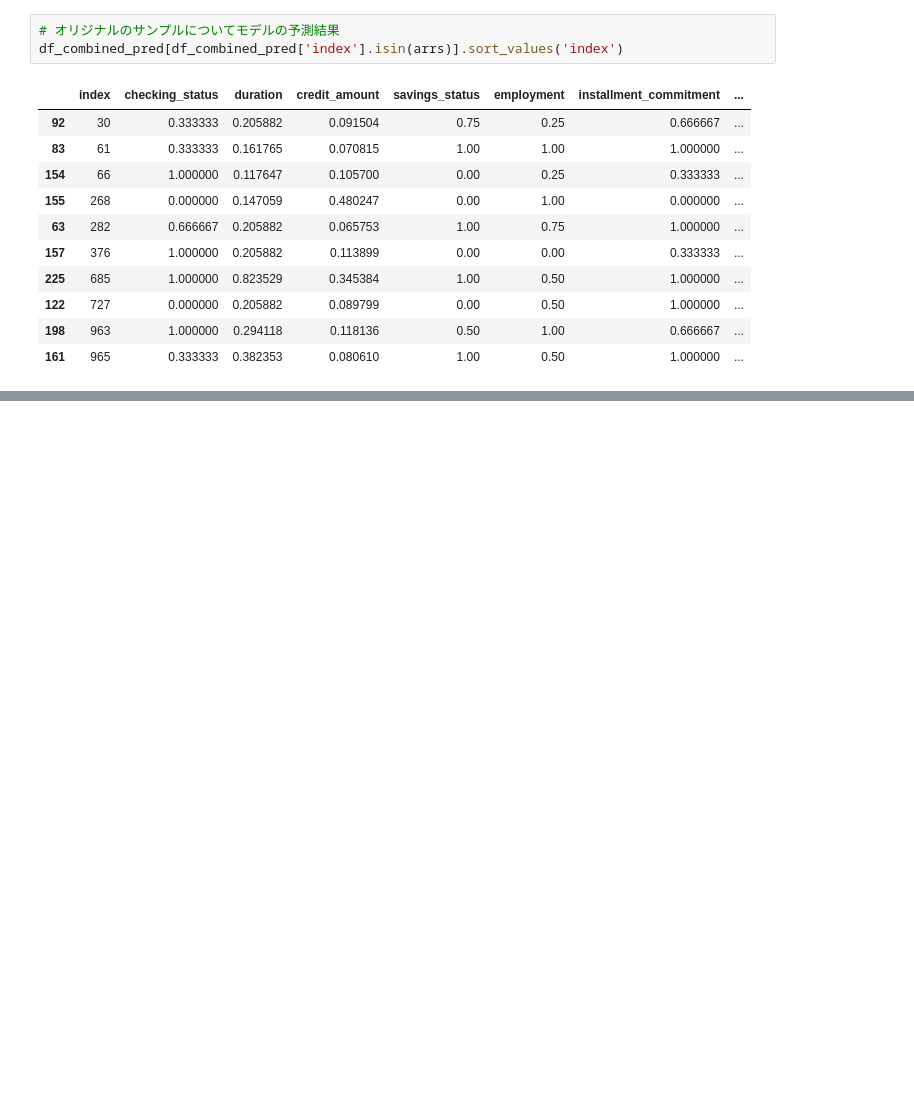
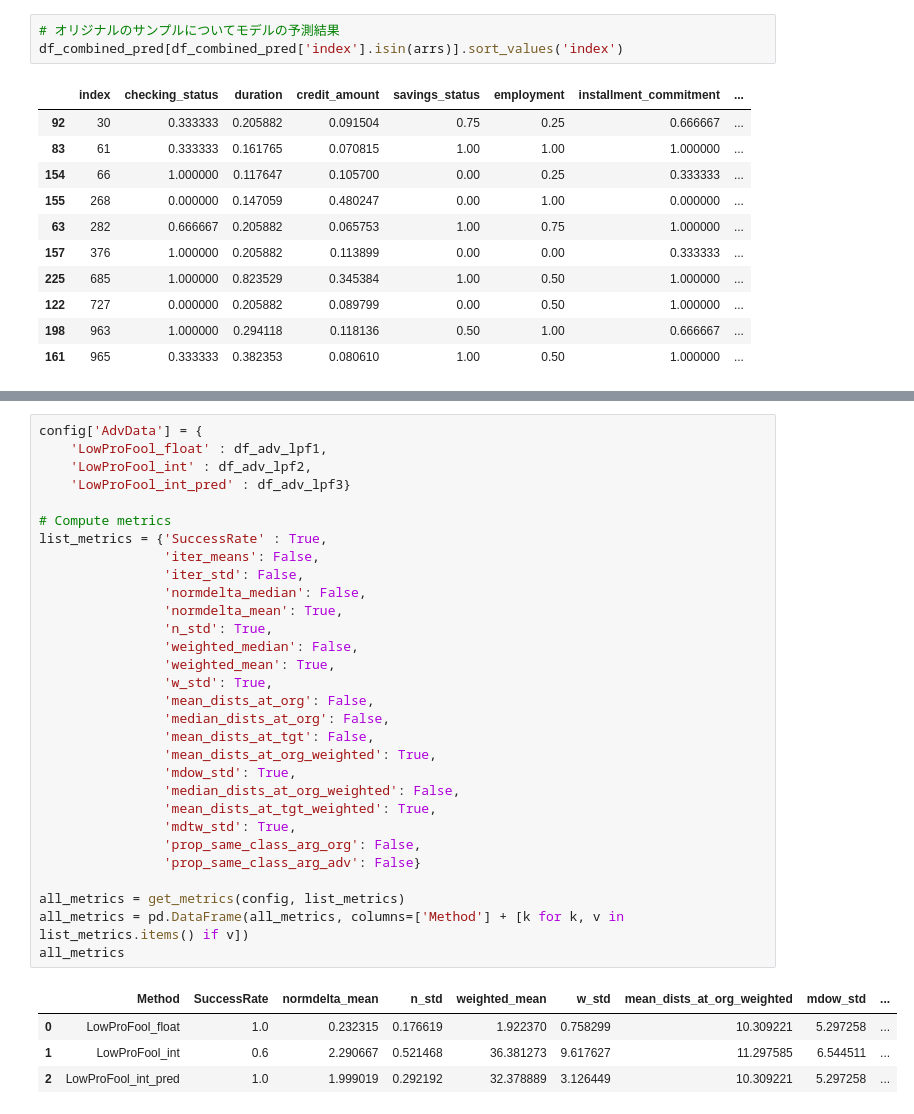
Before and after one commit to ShotaArima/lowprofool_x86, a Jupyter notebook: src/Propose-Method4.ipynb, the cells around one changed output, grey strips where cells are left out. Saved outputs shown, nothing was run; the diff lists cells and outputs as text; blank space fills up the shorter version.

```diff
--- a/src/Propose-Method4.ipynb
+++ b/src/Propose-Method4.ipynb
@@ -884,0 +915,35 @@ df_combined_pred[df_combined_pred['index'].isin(arrs)].sort_values('index')
+# %%
+config['AdvData'] = {
+    'LowProFool_float' : df_adv_lpf1,
+    'LowProFool_int' : df_adv_lpf2,
+    'LowProFool_int_pred' : df_adv_lpf3}
+
+# Compute metrics
+list_metrics = {'SuccessRate' : True,
+                'iter_means': False,
+                'iter_std': False,
+                'normdelta_median': False,
+                'normdelta_mean': True,
+                'n_std': True,
+                'weighted_median': False,
+                'weighted_mean': True,
+                'w_std': True,
+                'mean_dists_at_org': False,
+                'median_dists_at_org': False,
+                'mean_dists_at_tgt': False,
+                'mean_dists_at_org_weighted': True,
+                'mdow_std': True,
+                'median_dists_at_org_weighted': False,
+                'mean_dists_at_tgt_weighted': True,
+                'mdtw_std': True,
+                'prop_same_class_arg_org': False,
+                'prop_same_class_arg_adv': False}
+
+all_metrics = get_metrics(config, list_metrics)
+all_metrics = pd.DataFrame(all_metrics, columns=['Method'] + [k for k, v in list_metrics.items() if v])
+all_metrics
+# %% [output]
+|  | Method | SuccessRate | normdelta_mean | n_std | weighted_mean | w_std | mean_dists_at_org_weighted | mdow_std | ... |
+| 0 | LowProFool_float | 1.0 | 0.232315 | 0.176619 | 1.922370 | 0.758299 | 10.309221 | 5.297258 | ... |
+| 1 | LowProFool_int | 0.6 | 2.290667 | 0.521468 | 36.381273 | 9.617627 | 11.297585 | 6.544511 | ... |
+| 2 | LowProFool_int_pred | 1.0 | 1.999019 | 0.292192 | 32.378889 | 3.126449 | 10.309221 | 5.297258 | ... |
```
Also changed, not shown: parts of 24 cells of this notebook.
